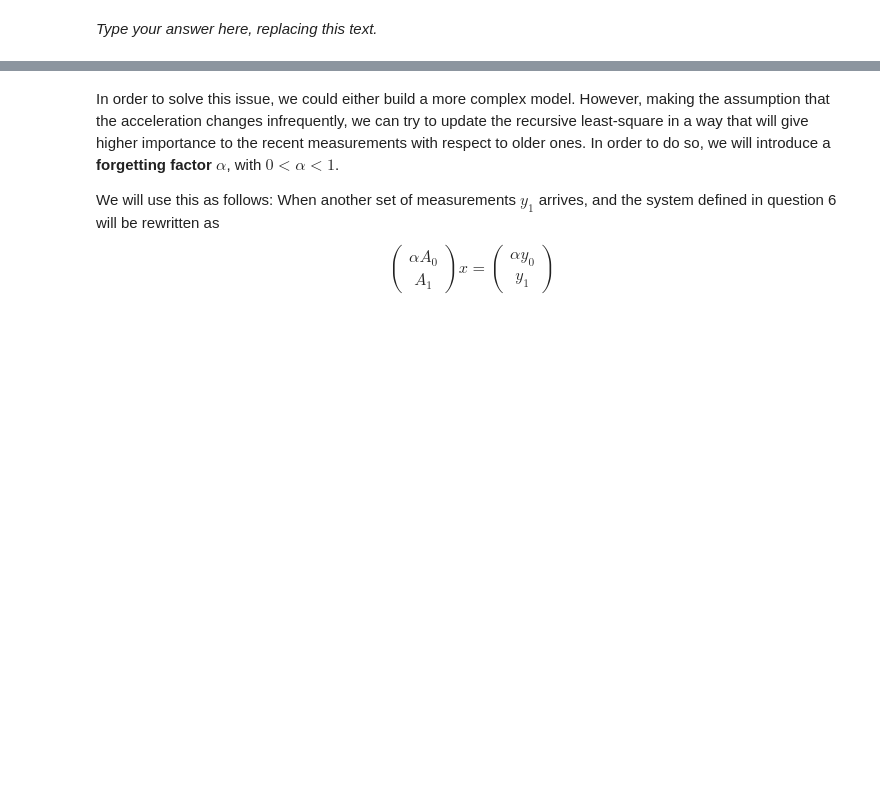
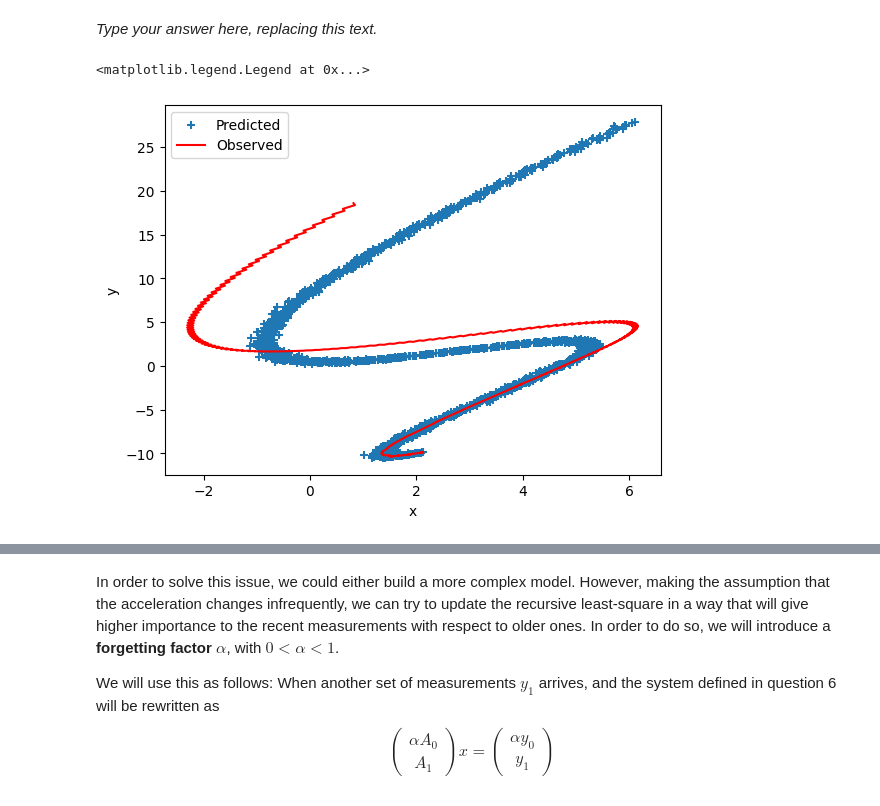
Before and after one commit to mike6942069420/matrix-analysis-2024, a Jupyter notebook: exercises/week5/Recursive least squares.ipynb, the cells around one changed output, grey strips where cells are left out. Cells and saved outputs as stored; diff of their text form; code cells hidden in the pictures; blank space fills up the shorter version.

```diff
--- a/exercises/week5/Recursive least squares.ipynb
+++ b/exercises/week5/Recursive least squares.ipynb
@@ -341,11 +355,19 @@ pred_traj = ...
 # %% [markdown]
 _Type your answer here, replacing this text._
 # %%
-x2_h = ...
+x2_h = recursive_lsq(t, data['tr2'], batch_size)
 # %%
-pred_traj2 = ...
+pred_traj2 = predict_trajectory(x2_h, t, data['tr2'], batch_size)
 # %%
 # Plot the predicted and observed data
-...
+plt.scatter(np.real(data['tr2']), np.imag(data['tr2']), marker='+')
+plt.plot(np.real(pred_traj2), np.imag(pred_traj2), 'r')
+
+plt.xlabel('x')
+plt.ylabel('y')
+plt.legend(['Predicted', 'Observed'])
+# %% [output]
+<matplotlib.legend.Legend at 0x...>
+[figure, added]
 # %%
 # Plot the error between prediction and observation
```
Also changed, not shown: parts of 16 cells of this notebook.
